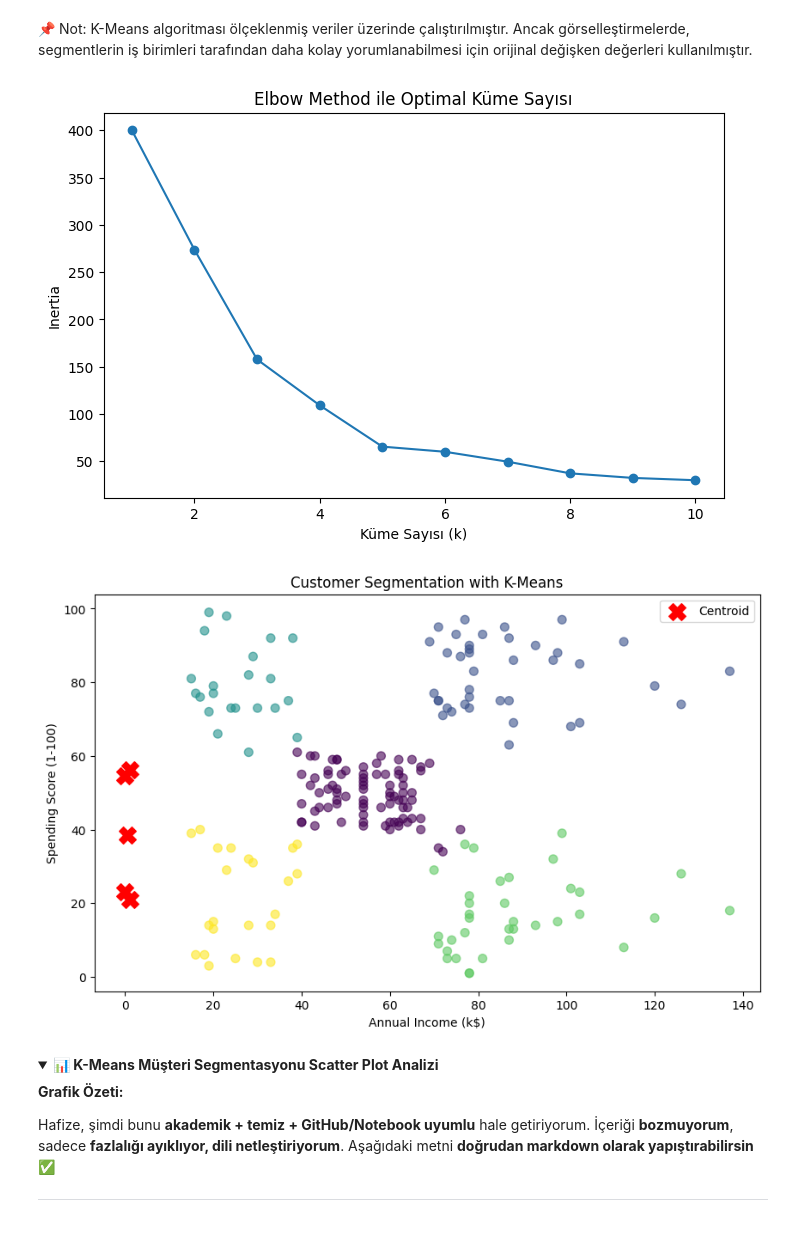
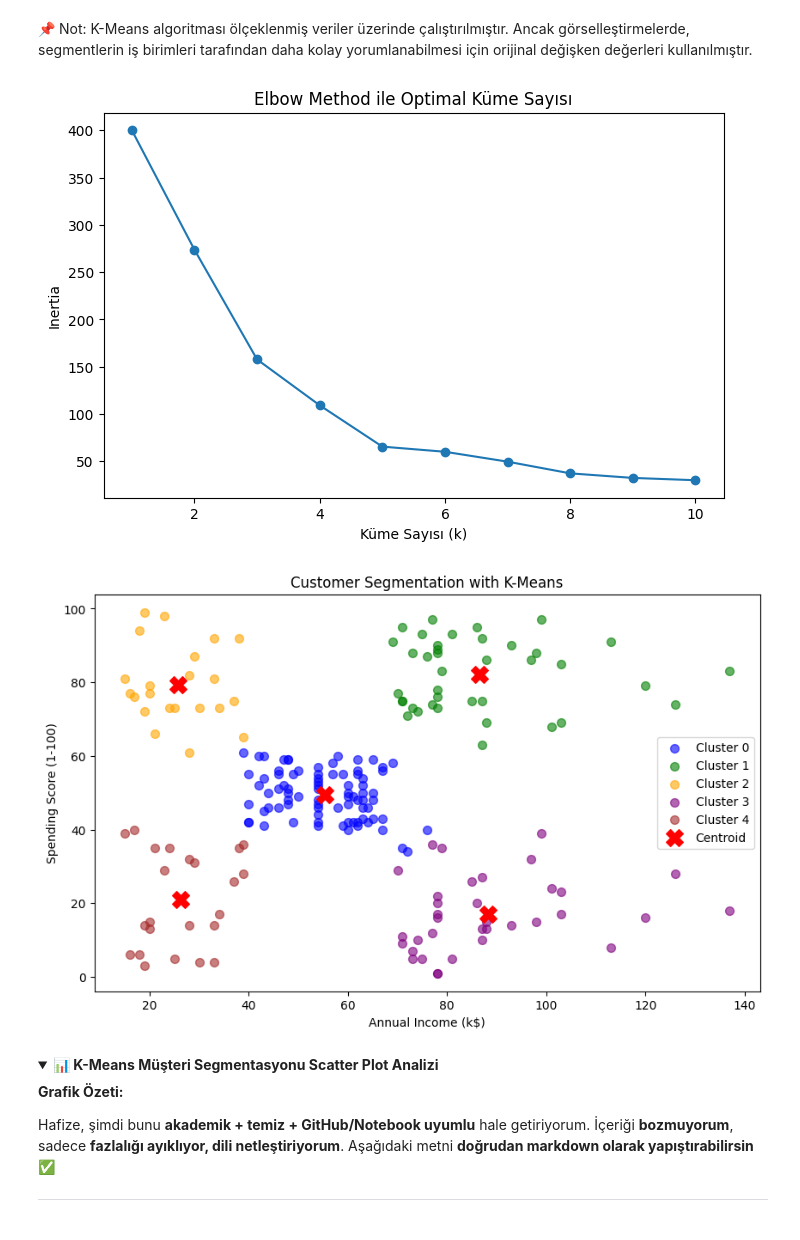
Before and after one commit to hafizecim/Mall-Customer-Segmentation-with-K-Means, a Jupyter notebook: mall_customer_segmentation.ipynb, the cells around one changed output. Cells and saved outputs as stored; diff of their text form; code cells hidden in the pictures; folded sections open.

Commit message:
Kaggle Notebook | mall_customer_segmentation.ipynb | k-maens kod düzeltildi

```diff
--- a/mall_customer_segmentation.ipynb
+++ b/mall_customer_segmentation.ipynb
@@ -283,75 +283,91 @@ daha kolay yorumlanabilmesi için orijinal değişken değerleri kullanılmışt
 # %%
 # 📌 4️⃣ K-Means Kümeleme ve Scatter Plot
 
+# ===============================
+# 📌 K-MEANS CLUSTERING
+# ===============================
+
+# Gerekli kütüphaneler
+import matplotlib.pyplot as plt
 from sklearn.cluster import KMeans
-import matplotlib.pyplot as plt
+from sklearn.preprocessing import StandardScaler
 
-# Kümeleme yalnızca gelir ve harcama skoruna göre yapılmıştır.
-# Yaş ve cinsiyet değişkenleri segment profili analizinde kullanılmıştır.
-# Kümeleme için kullanılacak özellikler (ölçeklenmiş)
-X = scaled_data[:, [
-    df_model.columns.get_loc('Annual Income (k$)'),
-    df_model.columns.get_loc('Spending Score (1-100)')
-]]
+# -------------------------------
+# 1️⃣ Kümeleme için kullanılacak değişkenler
+# (SADECE gelir ve harcama skoru)
+# -------------------------------
+X = df[['Annual Income (k$)', 'Spending Score (1-100)']]
 
+# Ölçeklendirme
+scaler = StandardScaler()
+X_scaled = scaler.fit_transform(X)
+
+# -------------------------------
+# 2️⃣ Elbow Method
+# -------------------------------
 inertia = []
 
 for k in range(1, 11):
     kmeans = KMeans(n_clusters=k, random_state=42)
-    kmeans.fit(X)
+    kmeans.fit(X_scaled)
     inertia.append(kmeans.inertia_)
 
 plt.figure(figsize=(8,5))
 plt.plot(range(1, 11), inertia, marker='o')
 plt.xlabel('Küme Sayısı (k)')
 plt.ylabel('Inertia')
 plt.title('Elbow Method ile Optimal Küme Sayısı')
 plt.show()
 
+# -------------------------------
+# 3️⃣ Final K-Means Modeli (k=5)
+# -------------------------------
+kmeans = KMeans(n_clusters=5, random_state=42)
+df['Cluster'] = kmeans.fit_predict(X_scaled)
 
-# Kümelerin sayısı (önceden scatter plot gözlemi ile 5 belirledik)
-kmeans = KMeans(n_clusters=5, random_state=42)
-clusters = kmeans.fit_predict(X)
+# -------------------------------
+# 4️⃣ Orijinal veride centroidler
+# -------------------------------
+centroids = df.groupby('Cluster')[[
+    'Annual Income (k$)',
+    'Spending Score (1-100)'
+]].mean().values
 
-# Küme etiketlerini DataFrame'e ekle
-df['Cluster'] = clusters
+# -------------------------------
+# 5️⃣ Scatter Plot (RENKLER NET)
+# -------------------------------
+colors = ['blue', 'green', 'orange', 'purple', 'brown']
 
-# Kümelerin merkezlerini al
-# 🔹 Scaled uzaydaki centroidler
-centroids_scaled = kmeans.cluster_centers_
+plt.figure(figsize=(10,6))
 
-# 🔹 Centroidleri orijinal ölçeğe geri çevir
-centroids_original = scaler.inverse_transform(
-    np.c_[
-        centroids_scaled[:, 0],
-        centroids_scaled[:, 1],
-        np.zeros(len(centroids_scaled)),
-        np.zeros(len(centroids_scaled))
-    ]
-)[:, :2]
-
-# 🎨 Scatter Plot
-plt.figure(figsize=(10,6))
-plt.scatter(
-    df['Annual Income (k$)'],
-    df['Spending Score (1-100)'],
-    c=df['Cluster'],
-    cmap='viridis',
-    s=50,
-    alpha=0.6
-)
+for i in range(5):
+    plt.scatter(
+        df[df['Cluster'] == i]['Annual Income (k$)'],
+        df[df['Cluster'] == i]['Spending Score (1-100)'],
+        s=50,
+        color=colors[i],
+        label=f'Cluster {i}',
+        alpha=0.6
+    )
 
 # Centroidleri ekle
-plt.scatter(centroids_original[:,0], centroids_original[:,1], c='red', s=200, marker='X', label='Centroid')
+plt.scatter(
+    centroids[:,0],
+    centroids[:,1],
+    c='red',
+    s=200,
+    marker='X',
+    label='Centroid'
+)
 
 plt.xlabel('Annual Income (k$)')
 plt.ylabel('Spending Score (1-100)')
 plt.title('Customer Segmentation with K-Means')
 plt.legend()
 plt.show()
 # %% [output]
 [figure]
-[figure, old version]
+[figure, new version]
 # %% [markdown]
 <details>
 <summary><strong>📊 K-Means Müşteri Segmentasyonu Scatter Plot Analizi</strong></summary>
```
Also changed, not shown: parts of 2 cells of this notebook.
